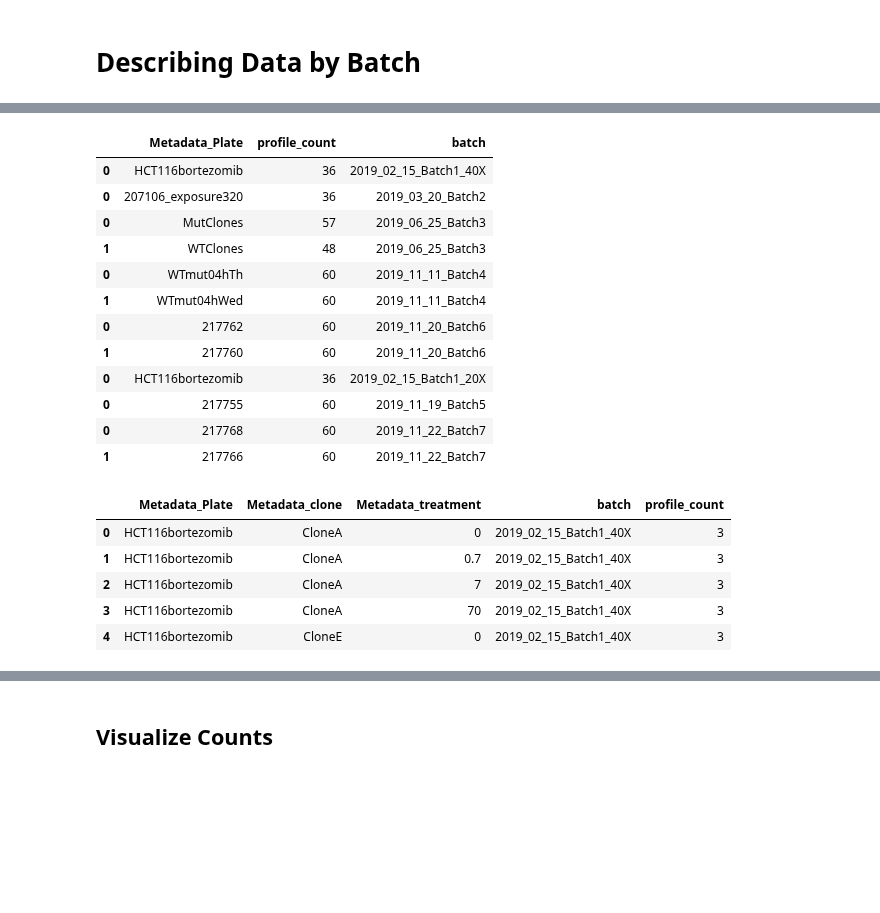
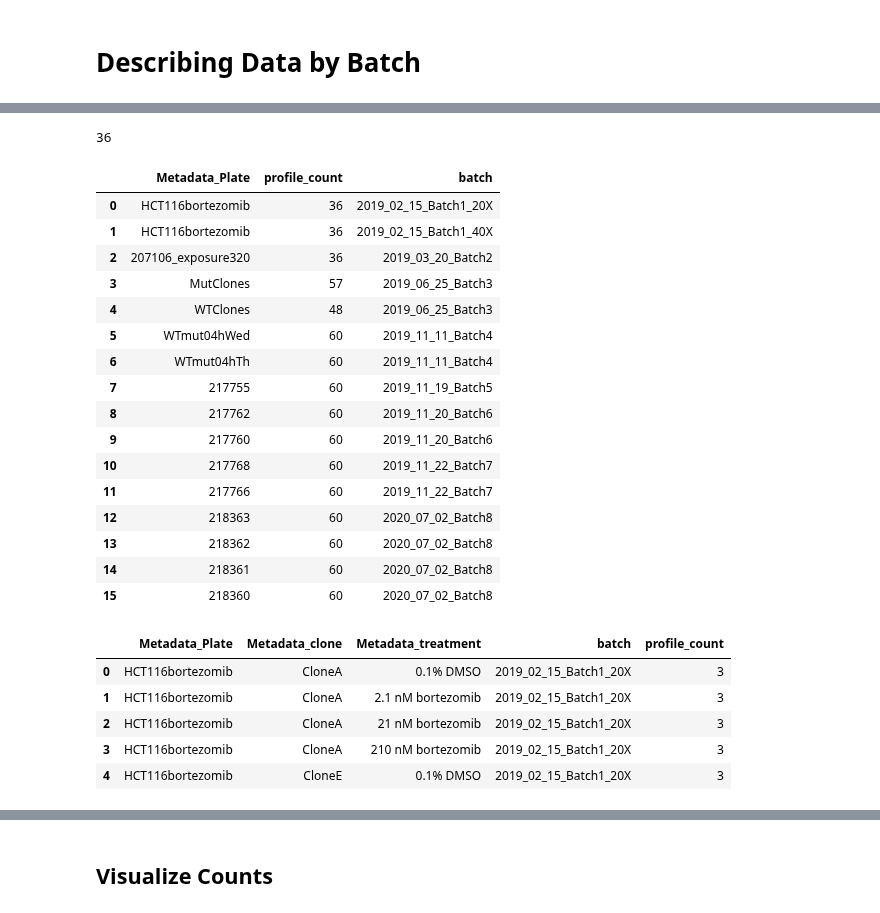
Before and after one commit to broadinstitute/profiling-resistance-mechanisms, a Jupyter notebook: 2.describe-data/0.describe-data.ipynb, the cells around one changed output, grey strips where cells are left out. Cells and saved outputs as stored; diff of their text form; code cells hidden in the pictures; blank space fills up the shorter version.

```diff
--- a/2.describe-data/0.describe-data.ipynb
+++ b/2.describe-data/0.describe-data.ipynb
@@ -26,12 +27,7 @@ def get_count_per_batch(df, batch_name):
 
 def count_treatments_per_plate(df, batch_name):
 
-    if batch_name in ["2019_02_15_Batch1_20X", "2019_02_15_Batch1_40X", "2019_03_20_Batch2"]:
-        group_cols = ["Metadata_CellLine", "Metadata_Dosage", "Metadata_Plate"]
-    elif batch_name in ["2019_06_25_Batch3"]:
-        group_cols = ["Metadata_clone_number", "Metadata_Plate"]
-    else:
-        group_cols = ["Metadata_clone_number", "Metadata_treatment", "Metadata_Plate"]
+    group_cols = ["Metadata_clone_number", "Metadata_treatment", "Metadata_Plate"]
 
     result = (
         df
@@ -46,22 +42,16 @@ def count_treatments_per_plate(df, batch_name):
         .assign(batch=batch_name)
     )
 
-    if batch_name not in ["2019_06_25_Batch3"]:
-        result = (
-            result.rename({
-                group_cols[1]: "Metadata_treatment"
-            }, axis="columns")
-        )
     return result
 
 def process_counts(batch_name, profile_dir="profiles"):
-    df = load_data(batch_name, profile_dir, combine_dfs=True)
+    df = load_data(batch_name, profile_dir, combine_dfs=True, harmonize_cols=True)
     batch_count = get_count_per_batch(df, batch_name)
     treatment_count = count_treatments_per_plate(df, batch_name)
     return df, batch_count, treatment_count
 # %%
-profile_dir = os.path.join("..", "0.generate-profiles", "profiles")
-batches = [x for x in os.listdir(profile_dir) if x != ".DS_Store"]
+profile_dir = pathlib.Path("../0.generate-profiles/profiles")
+batches = sorted([x for x in os.listdir(profile_dir) if x != ".DS_Store"])
 
 batches
 # %% [output]
@@ -76,6 +67,5 @@ batches
 # %%
 batch_data = {}
-all_clones = list()
 profile_count_list = list()
 for batch in batches:
     print("Now processing... {}".format(batch))
@@ -88,7 +78,6 @@ for batch in batches:
             "treatment_count": treatment_count
         }
 
-    all_clones += treatment_count.Metadata_clone.unique().tolist()
     profile_count_list.append(
         treatment_count.loc[:, ["Metadata_clone", "Metadata_treatment", "profile_count"]]
     )
@@ -169,35 +198,45 @@ len(set(all_clones))
+# %%
+# How many unique clones
+len(sample_treatment_count_df.index.unique())
+# %% [output]
+36
 # %%
 all_profile_counts = []
 for key, value in batch_data.items():
     all_profile_counts.append(batch_data[key]["batch_count"])
 
-profile_counts_df = pd.concat(all_profile_counts, axis="rows")
+profile_counts_df = pd.concat(all_profile_counts, axis="rows").reset_index(drop=True)
 profile_counts_df
 # %% [output]
 |  | Metadata_Plate | profile_count | batch |
-| 0 | HCT116bortezomib | 36 | 2019_02_15_Batch1_40X |
-| 0 | 207106_exposure320 | 36 | 2019_03_20_Batch2 |
-| 0 | MutClones | 57 | 2019_06_25_Batch3 |
-| 1 | WTClones | 48 | 2019_06_25_Batch3 |
-| 0 | WTmut04hTh | 60 | 2019_11_11_Batch4 |
-| 1 | WTmut04hWed | 60 | 2019_11_11_Batch4 |
-| 0 | 217762 | 60 | 2019_11_20_Batch6 |
-| 1 | 217760 | 60 | 2019_11_20_Batch6 |
 | 0 | HCT116bortezomib | 36 | 2019_02_15_Batch1_20X |
-| 0 | 217755 | 60 | 2019_11_19_Batch5 |
-| 0 | 217768 | 60 | 2019_11_22_Batch7 |
-| 1 | 217766 | 60 | 2019_11_22_Batch7 |
+| 1 | HCT116bortezomib | 36 | 2019_02_15_Batch1_40X |
+| 2 | 207106_exposure320 | 36 | 2019_03_20_Batch2 |
+| 3 | MutClones | 57 | 2019_06_25_Batch3 |
+| 4 | WTClones | 48 | 2019_06_25_Batch3 |
+| 5 | WTmut04hWed | 60 | 2019_11_11_Batch4 |
+| 6 | WTmut04hTh | 60 | 2019_11_11_Batch4 |
+| 7 | 217755 | 60 | 2019_11_19_Batch5 |
+| 8 | 217762 | 60 | 2019_11_20_Batch6 |
+| 9 | 217760 | 60 | 2019_11_20_Batch6 |
+| 10 | 217768 | 60 | 2019_11_22_Batch7 |
+| 11 | 217766 | 60 | 2019_11_22_Batch7 |
+| 12 | 218363 | 60 | 2020_07_02_Batch8 |
+| 13 | 218362 | 60 | 2020_07_02_Batch8 |
+| 14 | 218361 | 60 | 2020_07_02_Batch8 |
+| 15 | 218360 | 60 | 2020_07_02_Batch8 |
 # %%
 all_treatment_counts = []
 for key, value in batch_data.items():
     all_treatment_counts.append(batch_data[key]["treatment_count"])
 
-treatment_counts_df = pd.concat(all_treatment_counts, axis="rows", sort=True)
+treatment_counts_df = pd.concat(all_treatment_counts, axis="rows", sort=True).reset_index(drop=True)
+
 treatment_counts_df.head()
 # %% [output]
 |  | Metadata_Plate | Metadata_clone | Metadata_treatment | batch | profile_count |
-| 0 | HCT116bortezomib | CloneA | 0 | 2019_02_15_Batch1_40X | 3 |
-| 1 | HCT116bortezomib | CloneA | 0.7 | 2019_02_15_Batch1_40X | 3 |
-| 2 | HCT116bortezomib | CloneA | 7 | 2019_02_15_Batch1_40X | 3 |
-| 3 | HCT116bortezomib | CloneA | 70 | 2019_02_15_Batch1_40X | 3 |
-| 4 | HCT116bortezomib | CloneE | 0 | 2019_02_15_Batch1_40X | 3 |
+| 0 | HCT116bortezomib | CloneA | 0.1% DMSO | 2019_02_15_Batch1_20X | 3 |
+| 1 | HCT116bortezomib | CloneA | 2.1 nM bortezomib | 2019_02_15_Batch1_20X | 3 |
+| 2 | HCT116bortezomib | CloneA | 21 nM bortezomib | 2019_02_15_Batch1_20X | 3 |
+| 3 | HCT116bortezomib | CloneA | 210 nM bortezomib | 2019_02_15_Batch1_20X | 3 |
+| 4 | HCT116bortezomib | CloneE | 0.1% DMSO | 2019_02_15_Batch1_20X | 3 |
```
Also changed, not shown: parts of 22 cells of this notebook, 2 other files.
